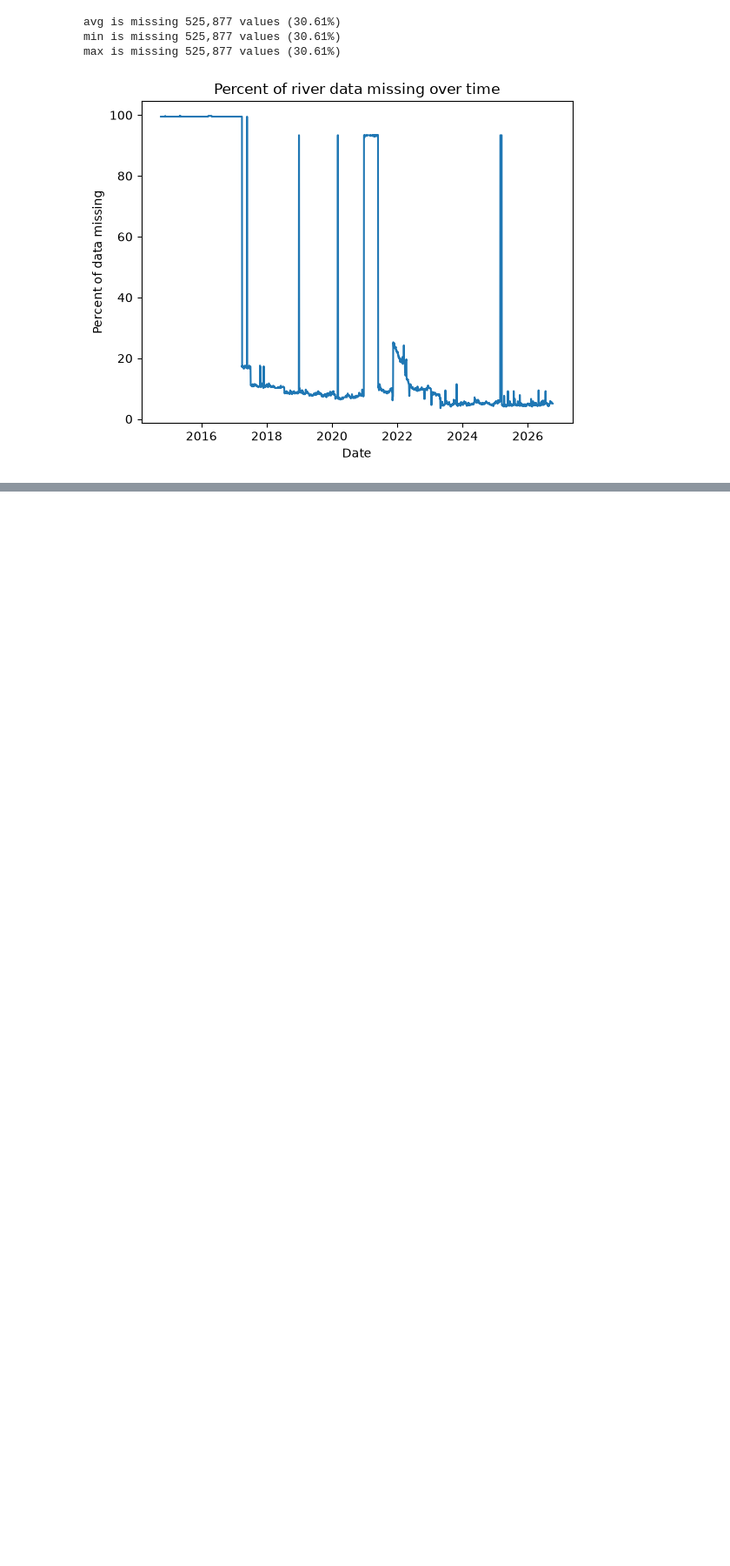
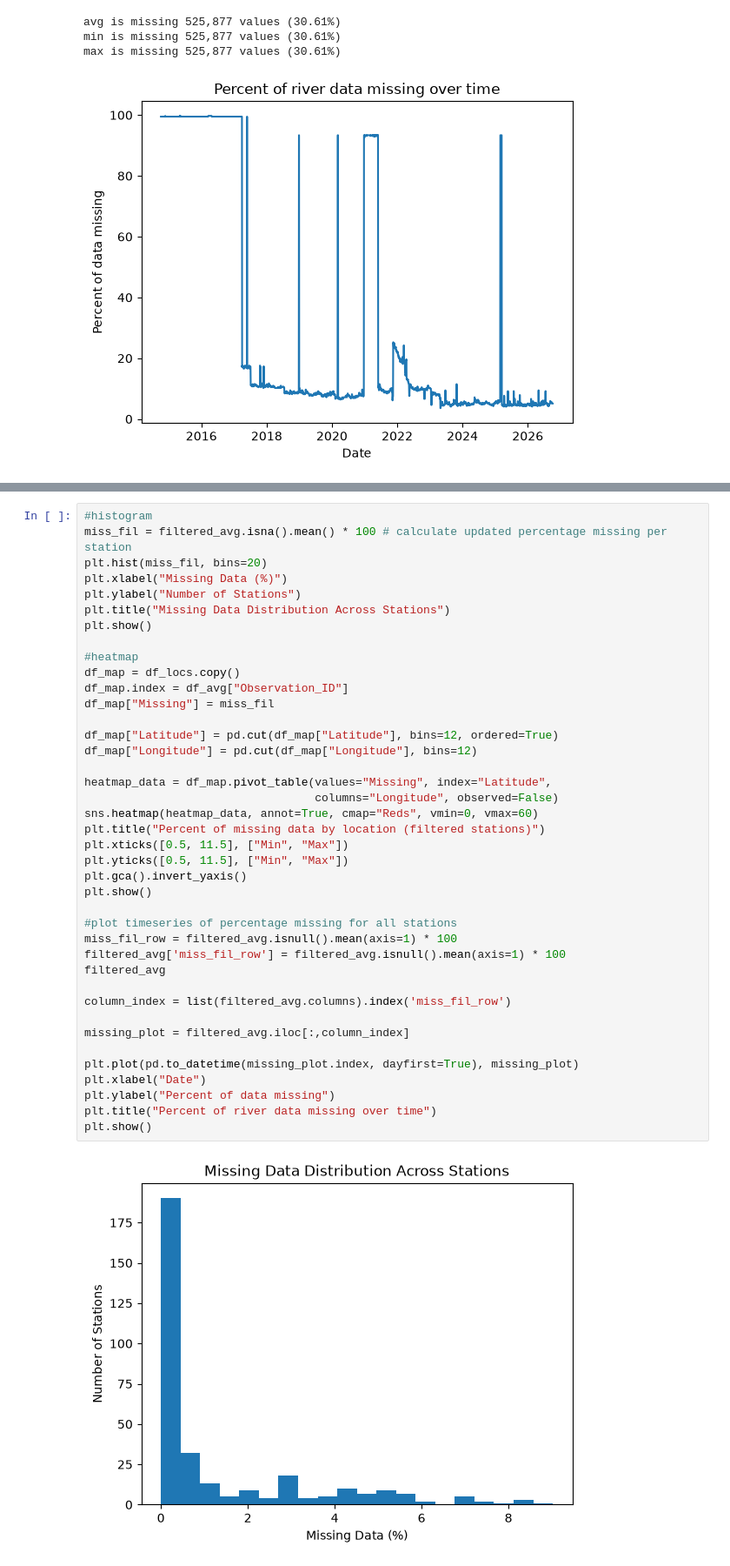
Before and after one commit to Emma-Deyell/MLP-PROJ, a Jupyter notebook: project_emma.ipynb, the cells around one changed output, grey strips where cells are left out. Shown at 87% size. Saved outputs shown, nothing was run; the diff lists cells and outputs as text; blank space fills up the shorter version.

Commit message:
filtered data

```diff
--- a/project_emma.ipynb
+++ b/project_emma.ipynb
@@ -167,0 +180,42 @@ Length: 329, dtype: float64
+# %%
+#histogram
+miss_fil = filtered_avg.isna().mean() * 100 # calculate updated percentage missing per station
+plt.hist(miss_fil, bins=20)
+plt.xlabel("Missing Data (%)")
+plt.ylabel("Number of Stations")
+plt.title("Missing Data Distribution Across Stations")
+plt.show()
+
+#heatmap
+df_map = df_locs.copy()
+df_map.index = df_avg["Observation_ID"]
+df_map["Missing"] = miss_fil
+
+df_map["Latitude"] = pd.cut(df_map["Latitude"], bins=12, ordered=True)
+df_map["Longitude"] = pd.cut(df_map["Longitude"], bins=12)
+
+heatmap_data = df_map.pivot_table(values="Missing", index="Latitude",
+                                  columns="Longitude", observed=False)
+sns.heatmap(heatmap_data, annot=True, cmap="Reds", vmin=0, vmax=60)
+plt.title("Percent of missing data by location (filtered stations)")
+plt.xticks([0.5, 11.5], ["Min", "Max"])
+plt.yticks([0.5, 11.5], ["Min", "Max"])
+plt.gca().invert_yaxis()
+plt.show()
+
+#plot timeseries of percentage missing for all stations
+miss_fil_row = filtered_avg.isnull().mean(axis=1) * 100
+filtered_avg['miss_fil_row'] = filtered_avg.isnull().mean(axis=1) * 100
+filtered_avg
+
+column_index = list(filtered_avg.columns).index('miss_fil_row')
+
+missing_plot = filtered_avg.iloc[:,column_index]
+
+plt.plot(pd.to_datetime(missing_plot.index, dayfirst=True), missing_plot)
+plt.xlabel("Date")
+plt.ylabel("Percent of data missing")
+plt.title("Percent of river data missing over time")
+plt.show()
+# %% [output]
+[figure, added]
```
Also changed, not shown: parts of 5 cells of this notebook.
